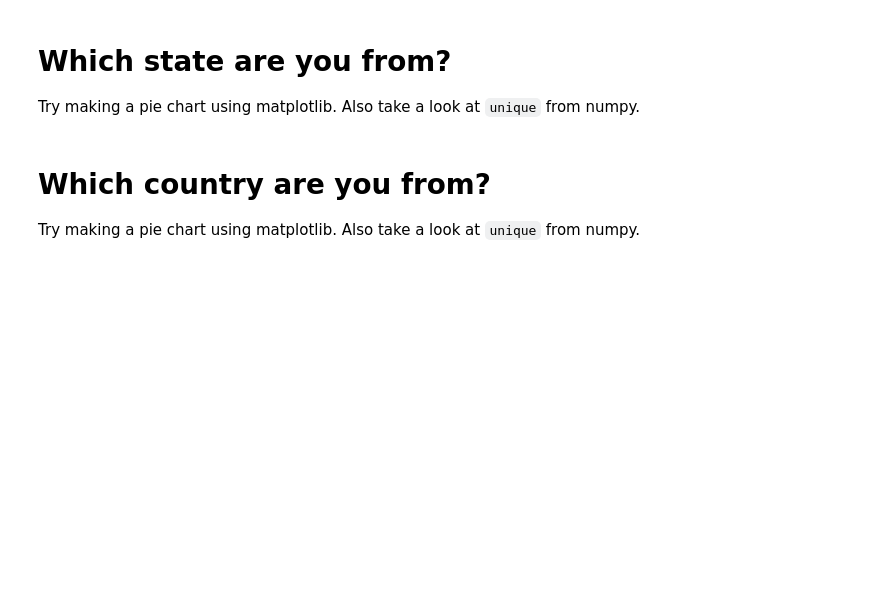
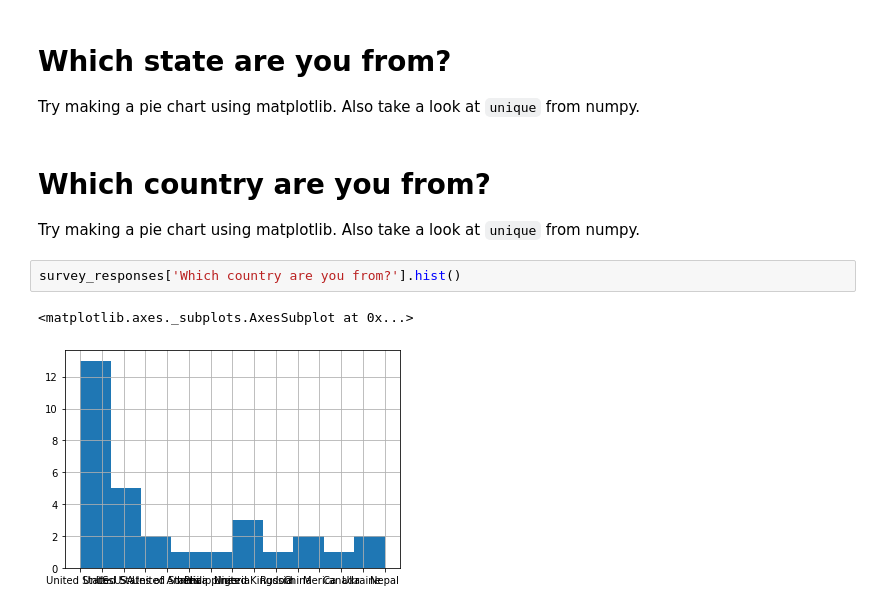
Before and after one commit to Keshapatel815/STEM_Python_Course, a Jupyter notebook: 01_Week1/05_PackagesIntro/05_A_packages_activity.ipynb, the cells around one changed output. Cells and saved outputs as stored; diff of their text form; blank space fills up the shorter version.

```diff
--- a/01_Week1/05_PackagesIntro/05_A_packages_activity.ipynb
+++ b/01_Week1/05_PackagesIntro/05_A_packages_activity.ipynb
@@ -197,3 +211,8 @@ Try making a pie chart using matplotlib. Also take a look at `unique` from numpy
 # %% [markdown]
 # Which country are you from?
 Try making a pie chart using matplotlib. Also take a look at `unique` from numpy.
+# %%
+survey_responses['Which country are you from?'].hist()
+# %% [output]
+<matplotlib.axes._subplots.AxesSubplot at 0x...>
+[figure, added]
```
Also changed, not shown: parts of 1 cell of this notebook.
